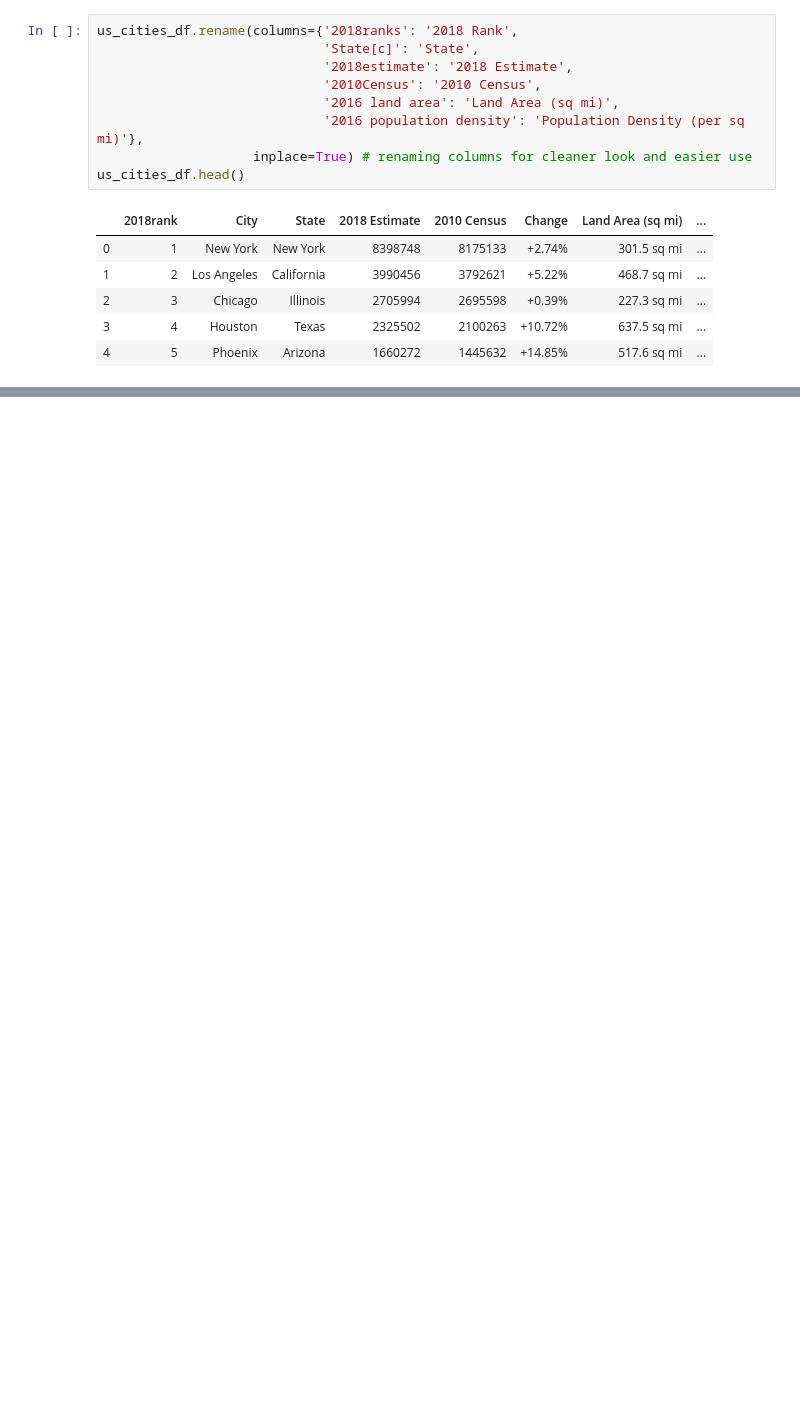
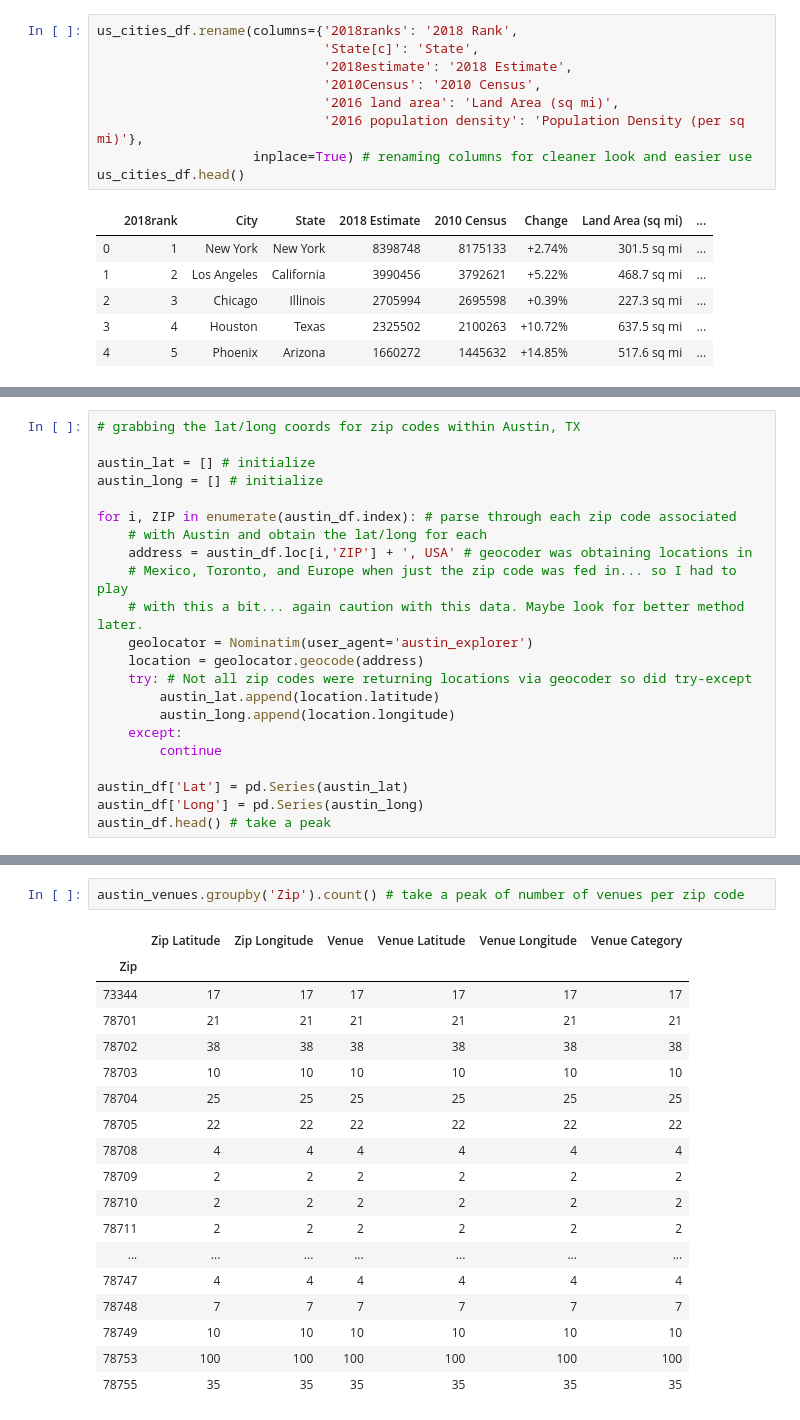
Before and after one commit to Nolomojo/Coursera_Capstone, a Jupyter notebook: Most_Populous_US_Cities_Exploration.ipynb, the cells around one changed output, grey strips where cells are left out. Saved outputs shown, nothing was run; the diff lists cells and outputs as text; blank space fills up the shorter version.

```diff
--- a/Most_Populous_US_Cities_Exploration.ipynb
+++ b/Most_Populous_US_Cities_Exploration.ipynb
@@ -178,0 +417,22 @@ The data needs further cleaning but this current dataframe should serve as a goo
+# %%
+# grabbing the lat/long coords for zip codes within Austin, TX
+
+austin_lat = [] # initialize
+austin_long = [] # initialize
+
+for i, ZIP in enumerate(austin_df.index): # parse through each zip code associated
+    # with Austin and obtain the lat/long for each
+    address = austin_df.loc[i,'ZIP'] + ', USA' # geocoder was obtaining locations in
+    # Mexico, Toronto, and Europe when just the zip code was fed in... so I had to play
+    # with this a bit... again caution with this data. Maybe look for better method later.
+    geolocator = Nominatim(user_agent='austin_explorer')
+    location = geolocator.geocode(address)
+    try: # Not all zip codes were returning locations via geocoder so did try-except
+        austin_lat.append(location.latitude)
+        austin_long.append(location.longitude)
+    except:
+        continue
+
+austin_df['Lat'] = pd.Series(austin_lat)
+austin_df['Long'] = pd.Series(austin_long)
+austin_df.head() # take a peak
@@ -178,0 +587,21 @@ The data needs further cleaning but this current dataframe should serve as a goo
+# %%
+austin_venues.groupby('Zip').count() # take a peak of number of venues per zip code
+# %% [output]
+|  | Zip Latitude | Zip Longitude | Venue | Venue Latitude | Venue Longitude | Venue Category |
+| Zip |  |  |  |  |  |  |
+| 73344 | 17 | 17 | 17 | 17 | 17 | 17 |
+| 78701 | 21 | 21 | 21 | 21 | 21 | 21 |
+| 78702 | 38 | 38 | 38 | 38 | 38 | 38 |
+| 78703 | 10 | 10 | 10 | 10 | 10 | 10 |
+| 78704 | 25 | 25 | 25 | 25 | 25 | 25 |
+| 78705 | 22 | 22 | 22 | 22 | 22 | 22 |
+| 78708 | 4 | 4 | 4 | 4 | 4 | 4 |
+| 78709 | 2 | 2 | 2 | 2 | 2 | 2 |
+| 78710 | 2 | 2 | 2 | 2 | 2 | 2 |
+| 78711 | 2 | 2 | 2 | 2 | 2 | 2 |
+| ... | ... | ... | ... | ... | ... | ... |
+| 78747 | 4 | 4 | 4 | 4 | 4 | 4 |
+| 78748 | 7 | 7 | 7 | 7 | 7 | 7 |
+| 78749 | 10 | 10 | 10 | 10 | 10 | 10 |
+| 78753 | 100 | 100 | 100 | 100 | 100 | 100 |
+| 78755 | 35 | 35 | 35 | 35 | 35 | 35 |
```
Also changed, not shown: parts of 102 cells of this notebook.
